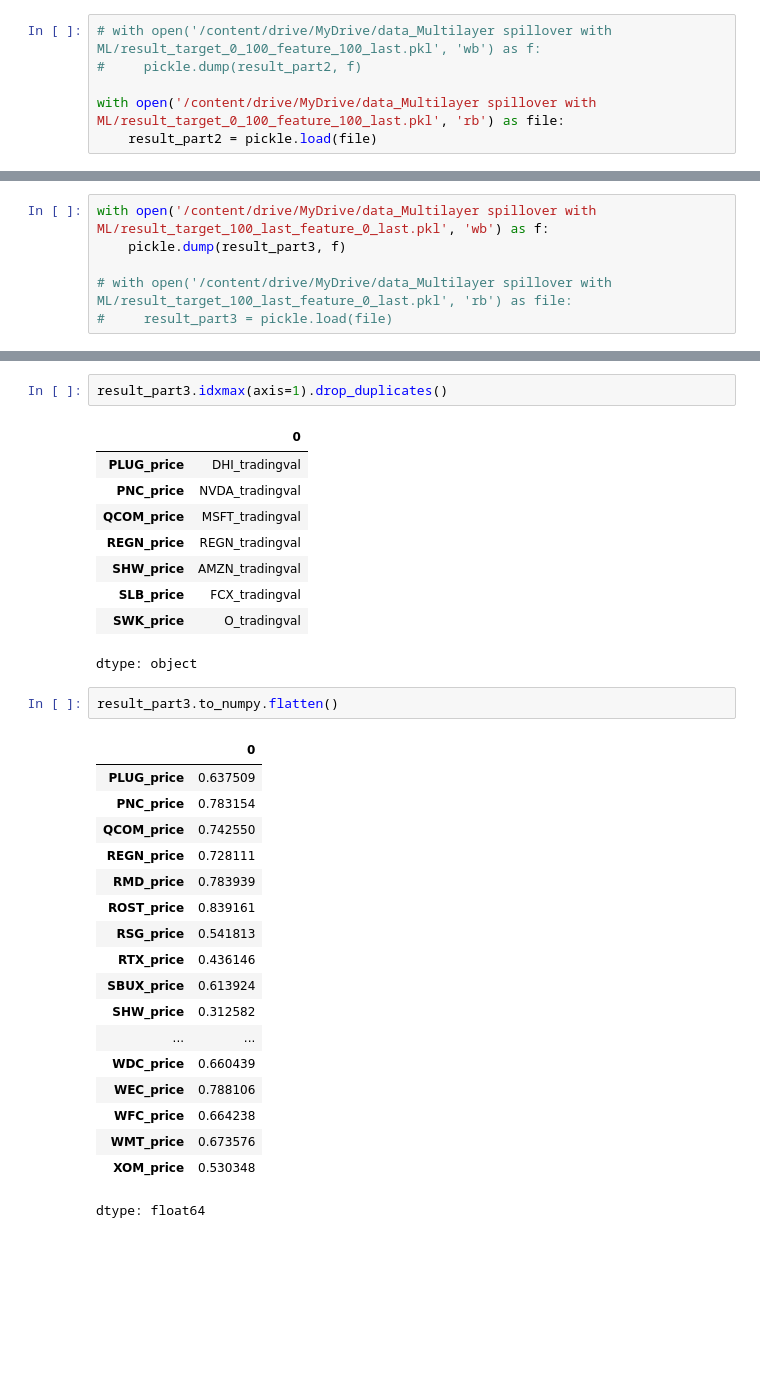
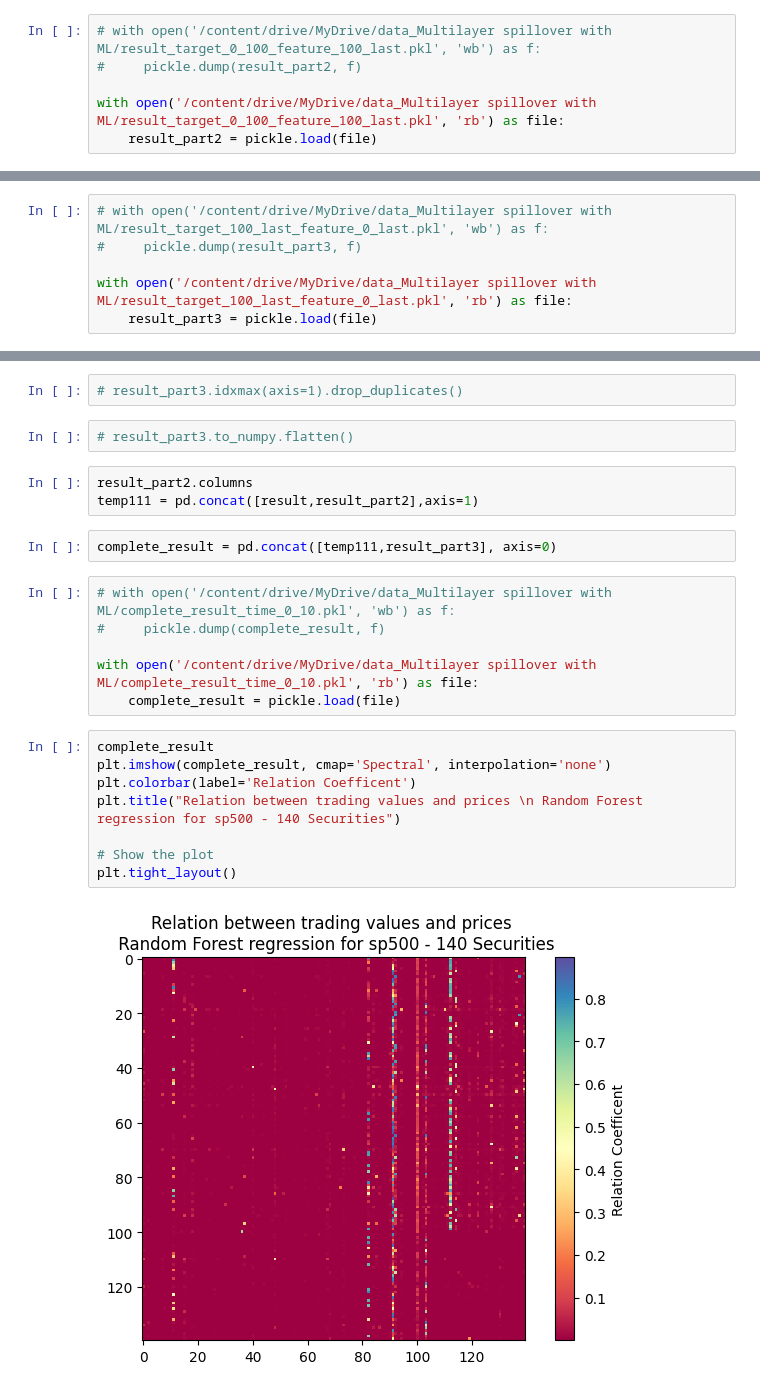
Before and after one commit to mahdikohan/complexityEconomics, a Jupyter notebook: Multilayer network market/Multilayer_spillover_with_ML.ipynb, the cells around one changed output, grey strips where cells are left out. Cells and saved outputs as stored; diff of their text form; blank space fills up the shorter version.

```diff
--- a/Multilayer network market/Multilayer_spillover_with_ML.ipynb
+++ b/Multilayer network market/Multilayer_spillover_with_ML.ipynb
@@ -354,6 +363,6 @@ XOM_price         0.005743
 # %%
-with open('/content/drive/MyDrive/data_Multilayer spillover with ML/result_target_100_last_feature_0_last.pkl', 'wb') as f:
-    pickle.dump(result_part3, f)
+# with open('/content/drive/MyDrive/data_Multilayer spillover with ML/result_target_100_last_feature_0_last.pkl', 'wb') as f:
+#     pickle.dump(result_part3, f)
 
-# with open('/content/drive/MyDrive/data_Multilayer spillover with ML/result_target_100_last_feature_0_last.pkl', 'rb') as file:
-#     result_part3 = pickle.load(file)
+with open('/content/drive/MyDrive/data_Multilayer spillover with ML/result_target_100_last_feature_0_last.pkl', 'rb') as file:
+    result_part3 = pickle.load(file)
@@ -381,33 +371,25 @@ result_part3
 # %%
-result_part3.idxmax(axis=1).drop_duplicates()
+# result_part3.idxmax(axis=1).drop_duplicates()
-# %% [output]
-|  | 0 |
-| PLUG_price | DHI_tradingval |
-| PNC_price | NVDA_tradingval |
-| QCOM_price | MSFT_tradingval |
-| REGN_price | REGN_tradingval |
-| SHW_price | AMZN_tradingval |
-| SLB_price | FCX_tradingval |
-| SWK_price | O_tradingval |
-dtype: object
 # %%
-result_part3.to_numpy.flatten()
+# result_part3.to_numpy.flatten()
-# %% [output]
-|  | 0 |
-| PLUG_price | 0.637509 |
-| PNC_price | 0.783154 |
-| QCOM_price | 0.742550 |
-| REGN_price | 0.728111 |
-| RMD_price | 0.783939 |
-| ROST_price | 0.839161 |
-| RSG_price | 0.541813 |
-| RTX_price | 0.436146 |
-| SBUX_price | 0.613924 |
-| SHW_price | 0.312582 |
-| ... | ... |
-| WDC_price | 0.660439 |
-| WEC_price | 0.788106 |
-| WFC_price | 0.664238 |
-| WMT_price | 0.673576 |
-| XOM_price | 0.530348 |
-dtype: float64
+# %%
+result_part2.columns
+temp111 = pd.concat([result,result_part2],axis=1)
+# %%
+complete_result = pd.concat([temp111,result_part3], axis=0)
+# %%
+# with open('/content/drive/MyDrive/data_Multilayer spillover with ML/complete_result_time_0_10.pkl', 'wb') as f:
+#     pickle.dump(complete_result, f)
+
+with open('/content/drive/MyDrive/data_Multilayer spillover with ML/complete_result_time_0_10.pkl', 'rb') as file:
+    complete_result = pickle.load(file)
+# %%
+complete_result
+plt.imshow(complete_result, cmap='Spectral', interpolation='none')
+plt.colorbar(label='Relation Coefficent')
+plt.title("Relation between trading values and prices \n Random Forest regression for sp500 - 140 Securities")
+
+# Show the plot
+plt.tight_layout()
+# %% [output]
+[figure, added]
```
Also changed, not shown: parts of 28 cells of this notebook.
